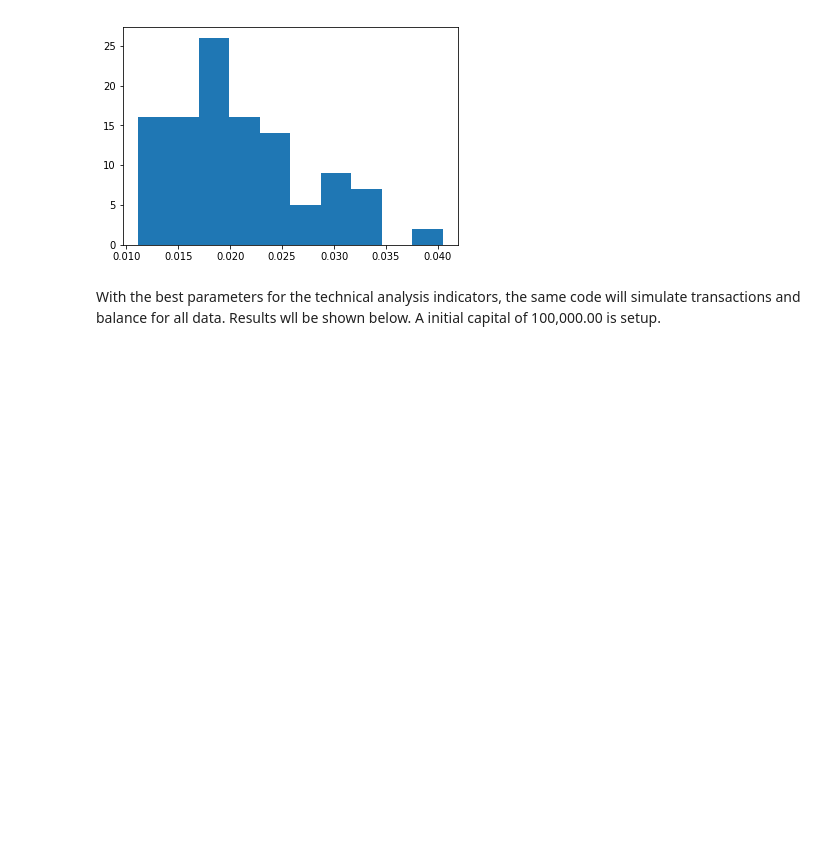
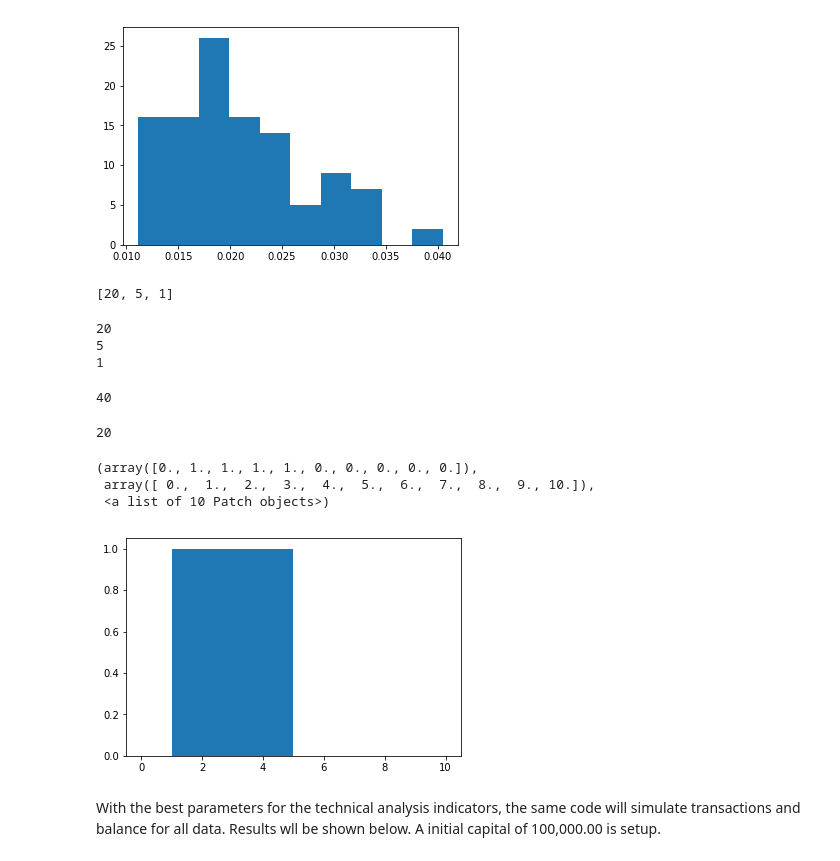
Before and after one commit to karenmedel/Trading_Labs, a Jupyter notebook: lab4_pt1_eq3.ipynb, the cells around one changed output. Saved outputs shown, nothing was run; the diff lists cells and outputs as text; code cells hidden in the pictures; blank space fills up the shorter version.

```diff
--- a/lab4_pt1_eq3.ipynb
+++ b/lab4_pt1_eq3.ipynb
@@ -347,6 +343,34 @@ a = plt.hist(list(x_2))
 plt.show()
 # %% [output]
 [figure]
+# %%
+Pip_step = [90, 30, 10, 1]
+print(Pip_step)
+# %% [output]
+[20, 5, 1]
+# %%
+for i in Pip_step:
+    print(i)
+# %% [output]
+20
+5
+1
+# %%
+RSI_UP_particle = random.randrange(40, 101, 20)
+print(RSI_UP_particle)
+# %% [output]
+40
+# %%
+print(Pip_step[0])
+# %% [output]
+20
+# %%
+plt.hist(list([1,2,3,4]), range=[0, 10], bins=10)
+# %% [output]
+(array([0., 1., 1., 1., 1., 0., 0., 0., 0., 0.]),
+ array([ 0.,  1.,  2.,  3.,  4.,  5.,  6.,  7.,  8.,  9., 10.]),
+ <a list of 10 Patch objects>)
+[figure, added]
 # %%
 ## Copia
 # -- Optimization of Parameters -- #
```
Also changed, not shown: parts of 3 cells of this notebook, 15 other files.
